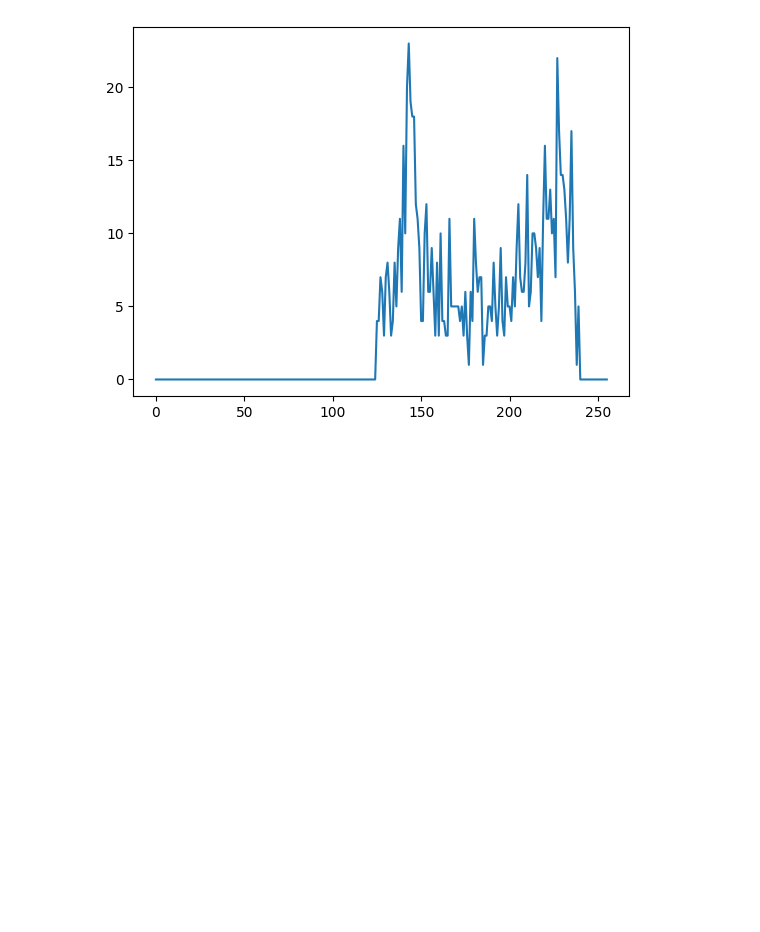
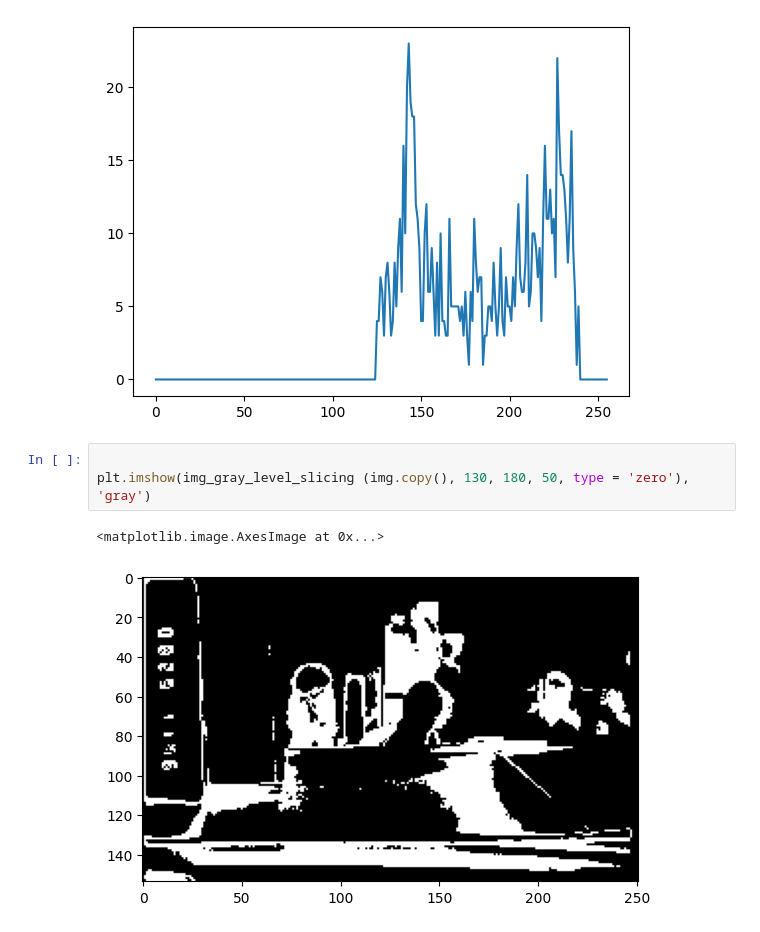
Before and after one commit to JuanIturriaga/practicaPDI, a Jupyter notebook: tp01_b.ipynb, the cells around one changed output. Saved outputs shown, nothing was run; the diff lists cells and outputs as text; blank space fills up the shorter version.

```diff
--- a/tp01_b.ipynb
+++ b/tp01_b.ipynb
@@ -26,3 +26,9 @@ plt.plot(img_histogram(face))
 plt.show()
 # %% [output]
 [figure]
+# %%
+
+plt.imshow(img_gray_level_slicing (img.copy(), 130, 180, 50, type = 'zero'), 'gray')
+# %% [output]
+<matplotlib.image.AxesImage at 0x...>
+[figure, added]
```
Also changed, not shown: parts of 5 cells of this notebook.
